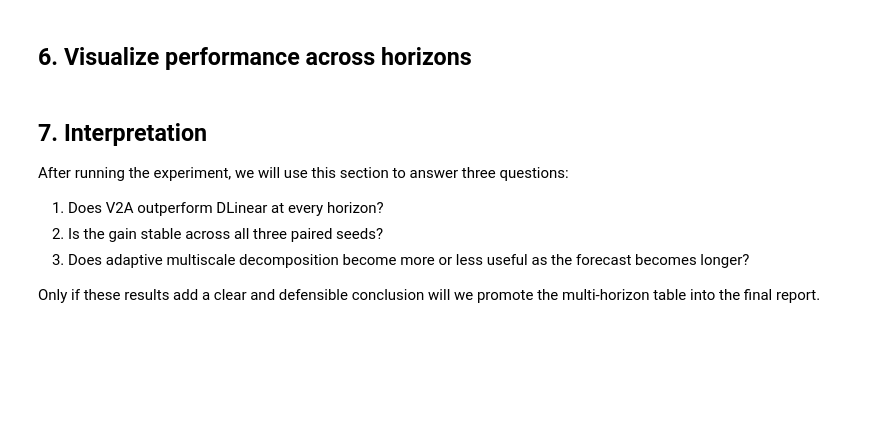
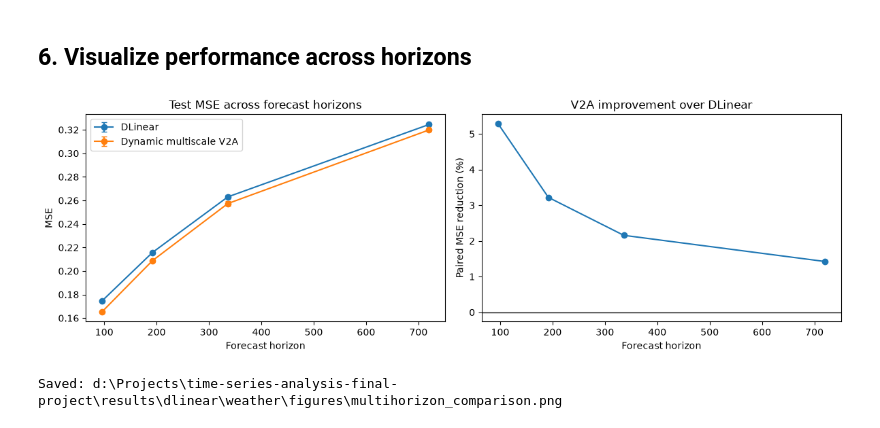
Before and after one commit to Etaiwi/long-horizon-time-series-forecasting, a Jupyter notebook: notebooks/03_multihorizon_evaluation.ipynb, the cells around one changed output. Saved outputs shown, nothing was run; the diff lists cells and outputs as text; code cells hidden in the pictures; blank space fills up the shorter version.

Commit message:
Add multi-horizon evaluation results

```diff
--- a/notebooks/03_multihorizon_evaluation.ipynb
+++ b/notebooks/03_multihorizon_evaluation.ipynb
@@ -270,39 +330,37 @@ A positive improvement percentage means that V2A has lower error than DLinear. T
 # %%
 fig, axes = plt.subplots(1, 2, figsize=(12, 4))
 
 for model_name, group in summary.groupby("model"):
     axes[0].errorbar(
         group["horizon"],
         group["test_mse_mean"],
         yerr=group["test_mse_std"],
         marker="o",
         capsize=3,
         label=model_name,
     )
 axes[0].set(title="Test MSE across forecast horizons", xlabel="Forecast horizon", ylabel="MSE")
 axes[0].legend()
 
 axes[1].axhline(0, color="black", linewidth=1)
 axes[1].plot(
     improvement_summary["horizon"],
     improvement_summary["mse_improvement_mean"],
     marker="o",
 )
 axes[1].set(
     title="V2A improvement over DLinear",
     xlabel="Forecast horizon",
     ylabel="Paired MSE reduction (%)",
 )
 
 plt.tight_layout()
+figure_root = RESULT_ROOT / "figures"
+figure_root.mkdir(parents=True, exist_ok=True)
+figure_path = figure_root / "multihorizon_comparison.png"
+fig.savefig(figure_path, dpi=200, bbox_inches="tight")
 plt.show()
+print("Saved:", figure_path)
+# %% [output]
+[figure, added]
+Saved: d:\Projects\time-series-analysis-final-project\results\dlinear\weather\figures\multihorizon_comparison.png
-# %% [markdown]
-## 7. Interpretation
-
-After running the experiment, we will use this section to answer three questions:
-
-1. Does V2A outperform DLinear at every horizon?
-2. Is the gain stable across all three paired seeds?
-3. Does adaptive multiscale decomposition become more or less useful as the forecast becomes longer?
-
-Only if these results add a clear and defensible conclusion will we promote the multi-horizon table into the final report.
```
Also changed, not shown: parts of 6 cells of this notebook, 4 other files.
